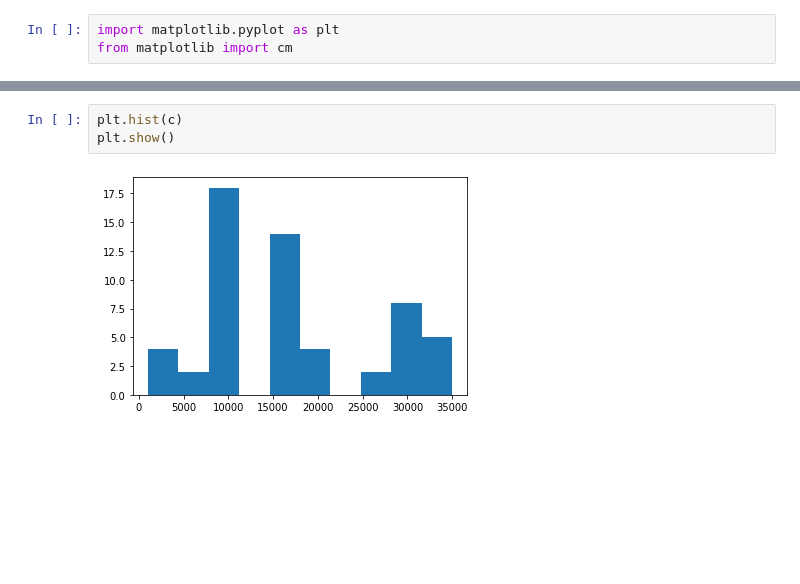
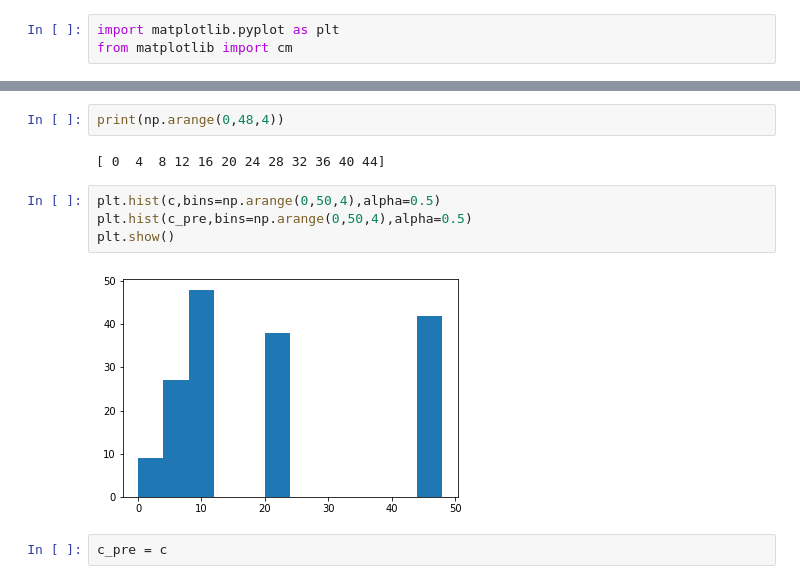
Before and after one commit to ConorLane1995/2Psinapod_two_photon_pipeline, a Jupyter notebook: notebooks/plot_tuning.ipynb, the cells around one changed output, grey strips where cells are left out. Saved outputs shown, nothing was run; the diff lists cells and outputs as text; blank space fills up the shorter version.

```diff
--- a/notebooks/plot_tuning.ipynb
+++ b/notebooks/plot_tuning.ipynb
@@ -51,5 +40,12 @@ plt.show()
-# %%
-plt.hist(c)
-plt.show()
-# %% [output]
-[figure, removed]
+# %%
+print(np.arange(0,48,4))
+# %% [output]
+[ 0  4  8 12 16 20 24 28 32 36 40 44]
+# %%
+plt.hist(c,bins=np.arange(0,50,4),alpha=0.5)
+plt.hist(c_pre,bins=np.arange(0,50,4),alpha=0.5)
+plt.show()
+# %% [output]
+[figure, added]
+# %%
+c_pre = c
```
Also changed, not shown: parts of 6 cells of this notebook, 8 other files.
